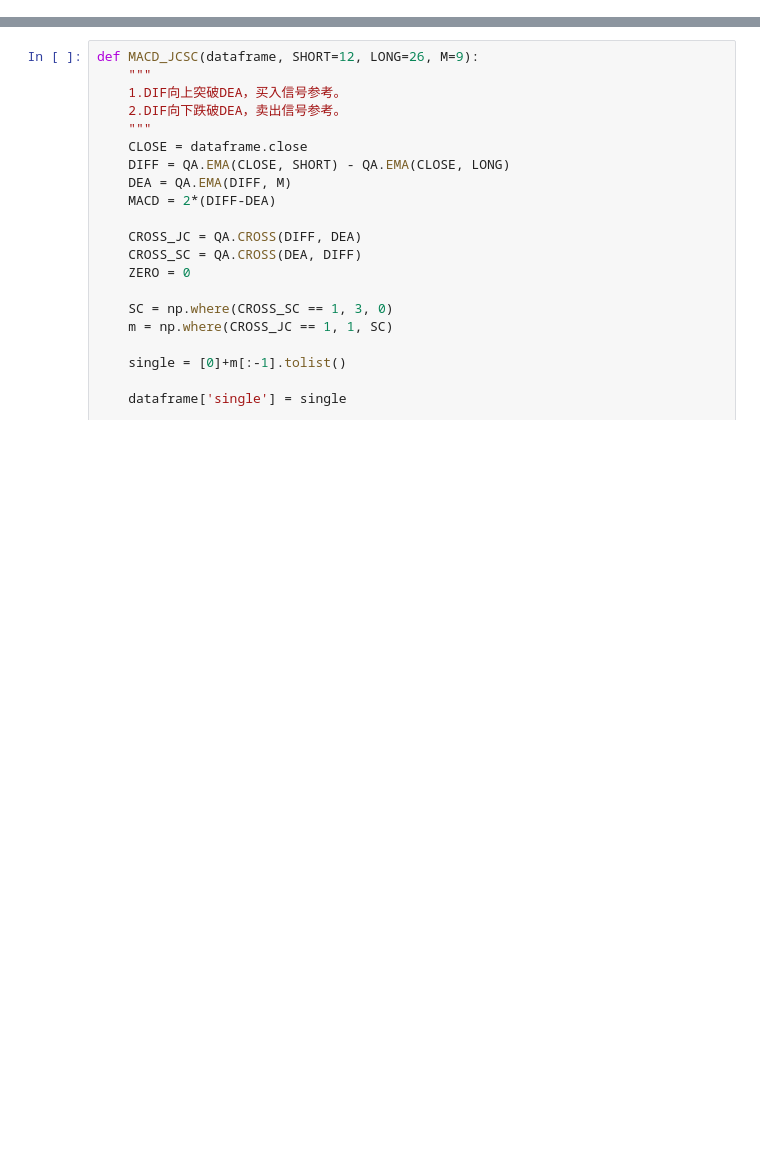
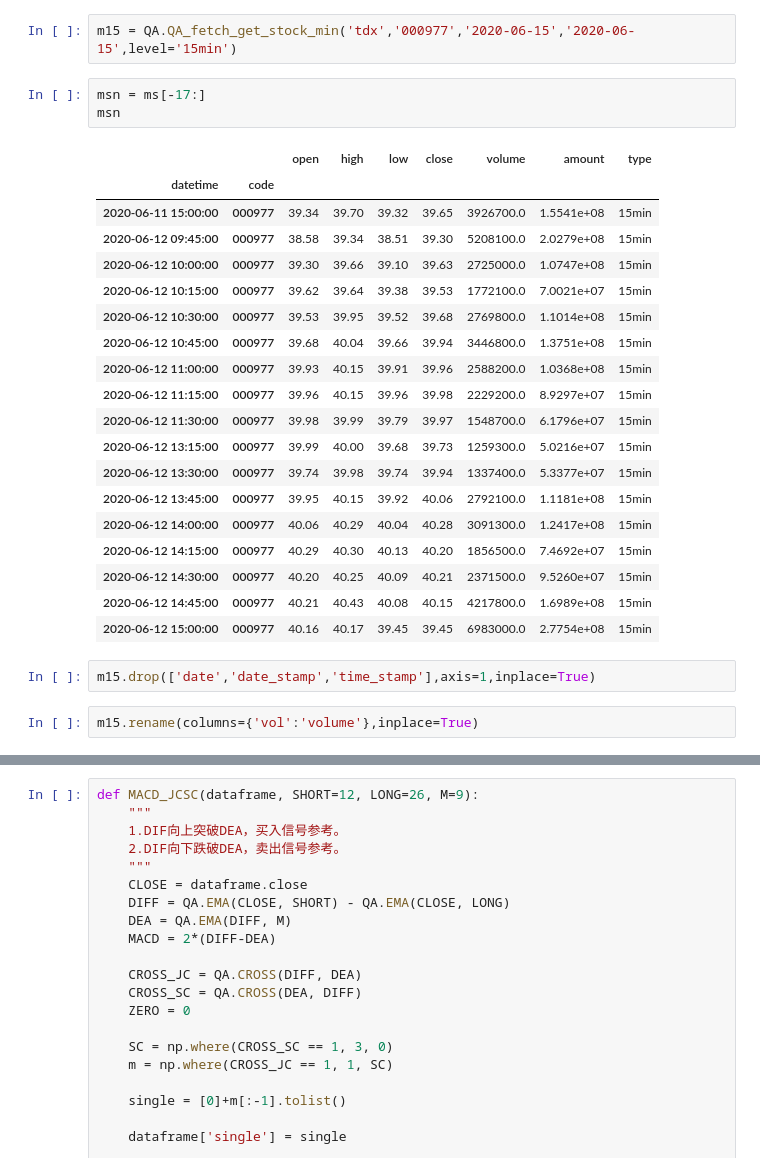
Before and after one commit to mildone/strategy, a Jupyter notebook: bt.ipynb, the cells around one changed output, grey strips where cells are left out. Saved outputs shown, nothing was run; the diff lists cells and outputs as text; blank space fills up the shorter version.

```diff
--- a/bt.ipynb
+++ b/bt.ipynb
@@ -921,0 +988,29 @@ if __name__=="__main__":
+# %%
+m15 = QA.QA_fetch_get_stock_min('tdx','000977','2020-06-15','2020-06-15',level='15min')
+# %%
+msn = ms[-17:]
+msn
+# %% [output]
+|  |  | open | high | low | close | volume | amount | type |
+| datetime | code |  |  |  |  |  |  |  |
+| 2020-06-11 15:00:00 | 000977 | 39.34 | 39.70 | 39.32 | 39.65 | 3926700.0 | 1.5541e+08 | 15min |
+| 2020-06-12 09:45:00 | 000977 | 38.58 | 39.34 | 38.51 | 39.30 | 5208100.0 | 2.0279e+08 | 15min |
+| 2020-06-12 10:00:00 | 000977 | 39.30 | 39.66 | 39.10 | 39.63 | 2725000.0 | 1.0747e+08 | 15min |
+| 2020-06-12 10:15:00 | 000977 | 39.62 | 39.64 | 39.38 | 39.53 | 1772100.0 | 7.0021e+07 | 15min |
+| 2020-06-12 10:30:00 | 000977 | 39.53 | 39.95 | 39.52 | 39.68 | 2769800.0 | 1.1014e+08 | 15min |
+| 2020-06-12 10:45:00 | 000977 | 39.68 | 40.04 | 39.66 | 39.94 | 3446800.0 | 1.3751e+08 | 15min |
+| 2020-06-12 11:00:00 | 000977 | 39.93 | 40.15 | 39.91 | 39.96 | 2588200.0 | 1.0368e+08 | 15min |
+| 2020-06-12 11:15:00 | 000977 | 39.96 | 40.15 | 39.96 | 39.98 | 2229200.0 | 8.9297e+07 | 15min |
+| 2020-06-12 11:30:00 | 000977 | 39.98 | 39.99 | 39.79 | 39.97 | 1548700.0 | 6.1796e+07 | 15min |
+| 2020-06-12 13:15:00 | 000977 | 39.99 | 40.00 | 39.68 | 39.73 | 1259300.0 | 5.0216e+07 | 15min |
+| 2020-06-12 13:30:00 | 000977 | 39.74 | 39.98 | 39.74 | 39.94 | 1337400.0 | 5.3377e+07 | 15min |
+| 2020-06-12 13:45:00 | 000977 | 39.95 | 40.15 | 39.92 | 40.06 | 2792100.0 | 1.1181e+08 | 15min |
+| 2020-06-12 14:00:00 | 000977 | 40.06 | 40.29 | 40.04 | 40.28 | 3091300.0 | 1.2417e+08 | 15min |
+| 2020-06-12 14:15:00 | 000977 | 40.29 | 40.30 | 40.13 | 40.20 | 1856500.0 | 7.4692e+07 | 15min |
+| 2020-06-12 14:30:00 | 000977 | 40.20 | 40.25 | 40.09 | 40.21 | 2371500.0 | 9.5260e+07 | 15min |
+| 2020-06-12 14:45:00 | 000977 | 40.21 | 40.43 | 40.08 | 40.15 | 4217800.0 | 1.6989e+08 | 15min |
+| 2020-06-12 15:00:00 | 000977 | 40.16 | 40.17 | 39.45 | 39.45 | 6983000.0 | 2.7754e+08 | 15min |
+# %%
+m15.drop(['date','date_stamp','time_stamp'],axis=1,inplace=True)
+# %%
+m15.rename(columns={'vol':'volume'},inplace=True)
```
Also changed, not shown: parts of 14 cells of this notebook, 1 other file.
